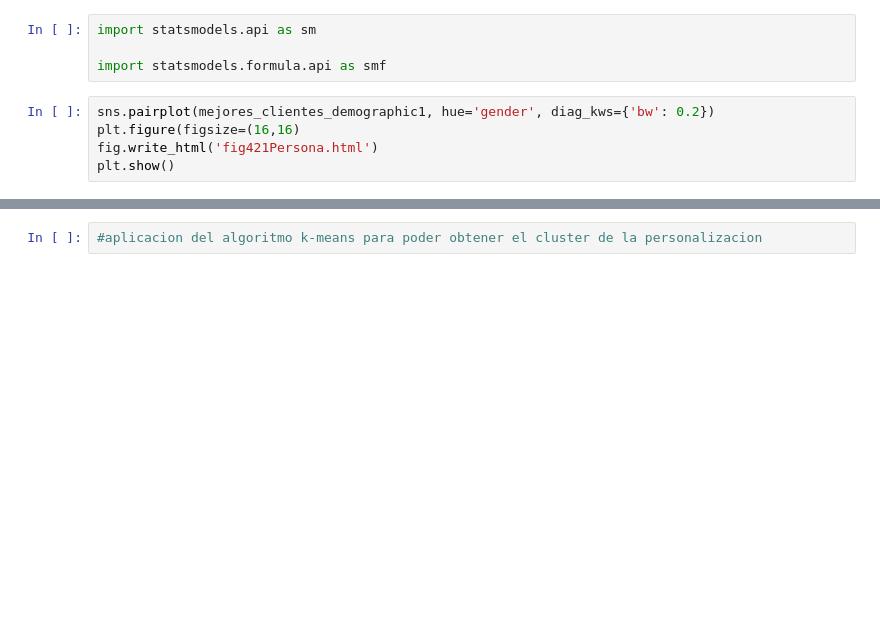
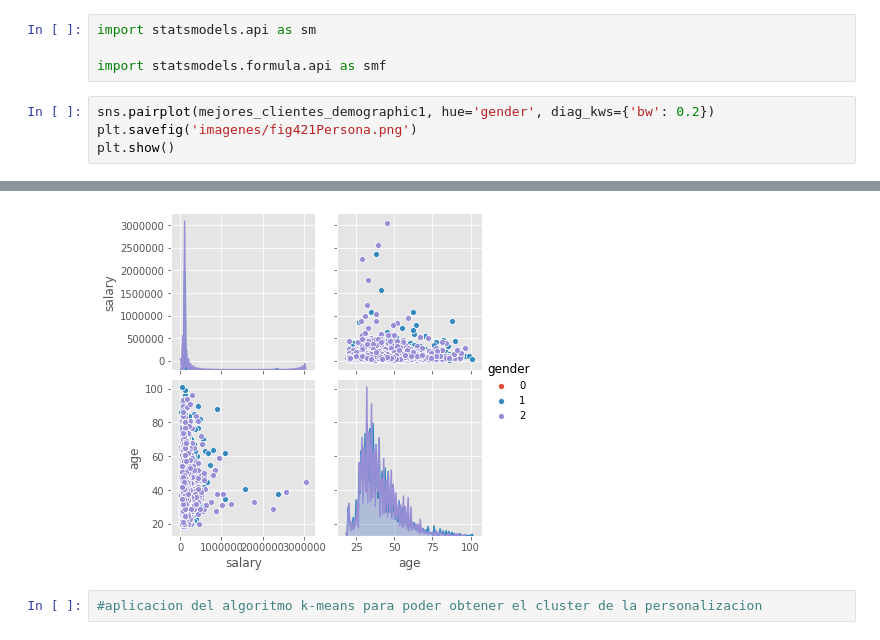
Before and after one commit to giannimaggiora/easyMoney, a Jupyter notebook: Personalizacion Campañas.ipynb, the cells around one changed output, grey strips where cells are left out. Drawn from its saved outputs; the diff is of its cells as text; blank space fills up the shorter version.

```diff
--- a/Personalizacion Campañas.ipynb
+++ b/Personalizacion Campañas.ipynb
@@ -137,7 +136,6 @@ import statsmodels.api as sm
 import statsmodels.formula.api as smf
 # %%
 sns.pairplot(mejores_clientes_demographic1, hue='gender', diag_kws={'bw': 0.2})
-plt.figure(figsize=(16,16)
-fig.write_html('fig421Persona.html')
+plt.savefig('imagenes/fig421Persona.png')
 plt.show()
 # %% [output]
@@ -145,3 +142,4 @@ SyntaxError: invalid syntax (<ipython-input-27-f25932aa7138>, line 3)
+[figure, added]
 # %%
 #aplicacion del algoritmo k-means para poder obtener el cluster de la personalizacion
 # %%
```
Also changed, not shown: parts of 9 cells of this notebook, 5 other files.
